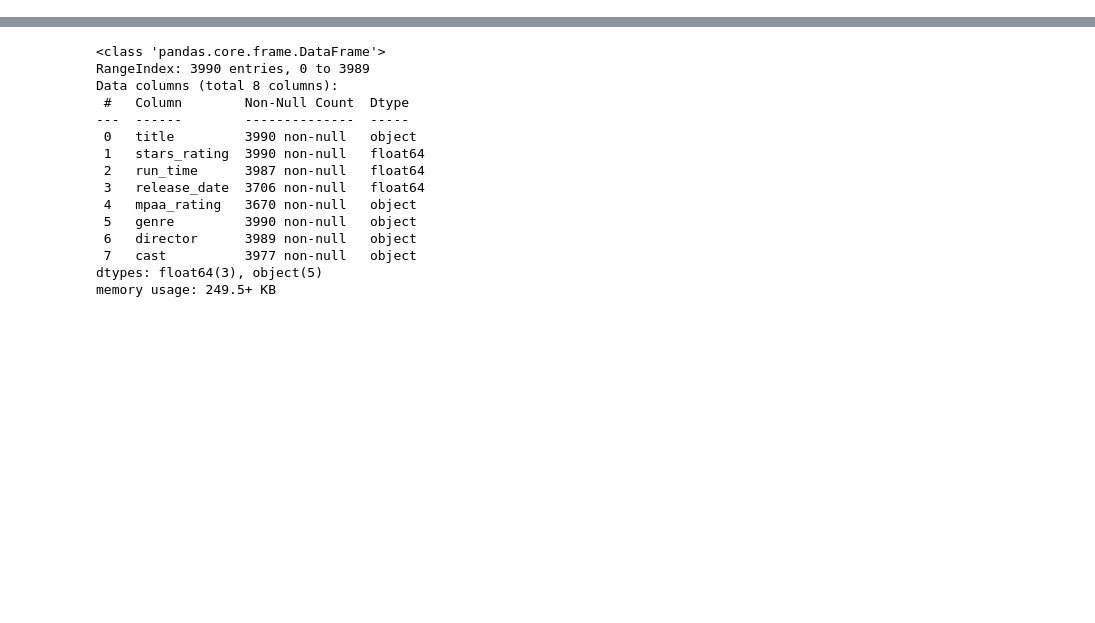
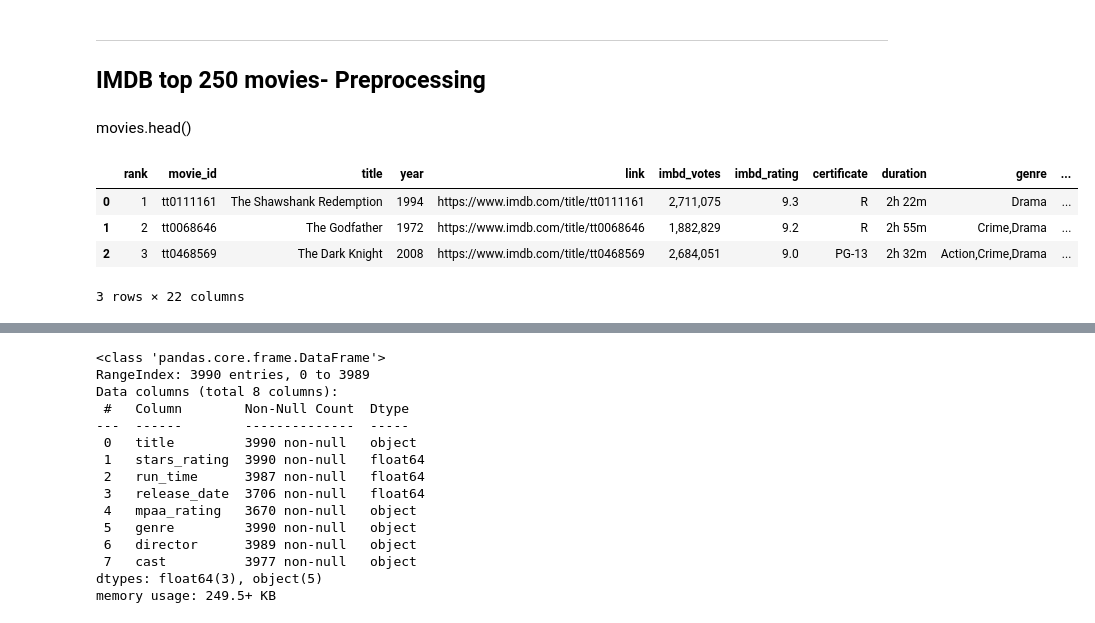
Before and after one commit to xandga/Capstone-Project, a Jupyter notebook: Preprocessing_Movies.ipynb, the cells around one changed output, grey strips where cells are left out. Saved outputs shown, nothing was run; the diff lists cells and outputs as text; code cells hidden in the pictures; blank space fills up the shorter version.

```diff
--- a/Preprocessing_Movies.ipynb
+++ b/Preprocessing_Movies.ipynb
@@ -28,2 +383,15 @@ movies = pd.read_csv('Data/Movie_Files/movies.csv')
+# %% [markdown]
+-------------------------------------
+## IMDB top 250 movies- Preprocessing
+# %% [markdown]
+movies.head()
+# %%
+movies.head(3)
+# %% [output]
+|  | rank | movie_id | title | year | link | imbd_votes | imbd_rating | certificate | duration | genre | ... |
+| 0 | 1 | tt0111161 | The Shawshank Redemption | 1994 | https://www.imdb.com/title/tt0111161 | 2,711,075 | 9.3 | R | 2h 22m | Drama | ... |
+| 1 | 2 | tt0068646 | The Godfather | 1972 | https://www.imdb.com/title/tt0068646 | 1,882,829 | 9.2 | R | 2h 55m | Crime,Drama | ... |
+| 2 | 3 | tt0468569 | The Dark Knight | 2008 | https://www.imdb.com/title/tt0468569 | 2,684,051 | 9.0 | PG-13 | 2h 32m | Action,Crime,Drama | ... |
+3 rows × 22 columns
 # %%
 movies.info()
```
Also changed, not shown: parts of 68 cells of this notebook, 3 other files.
